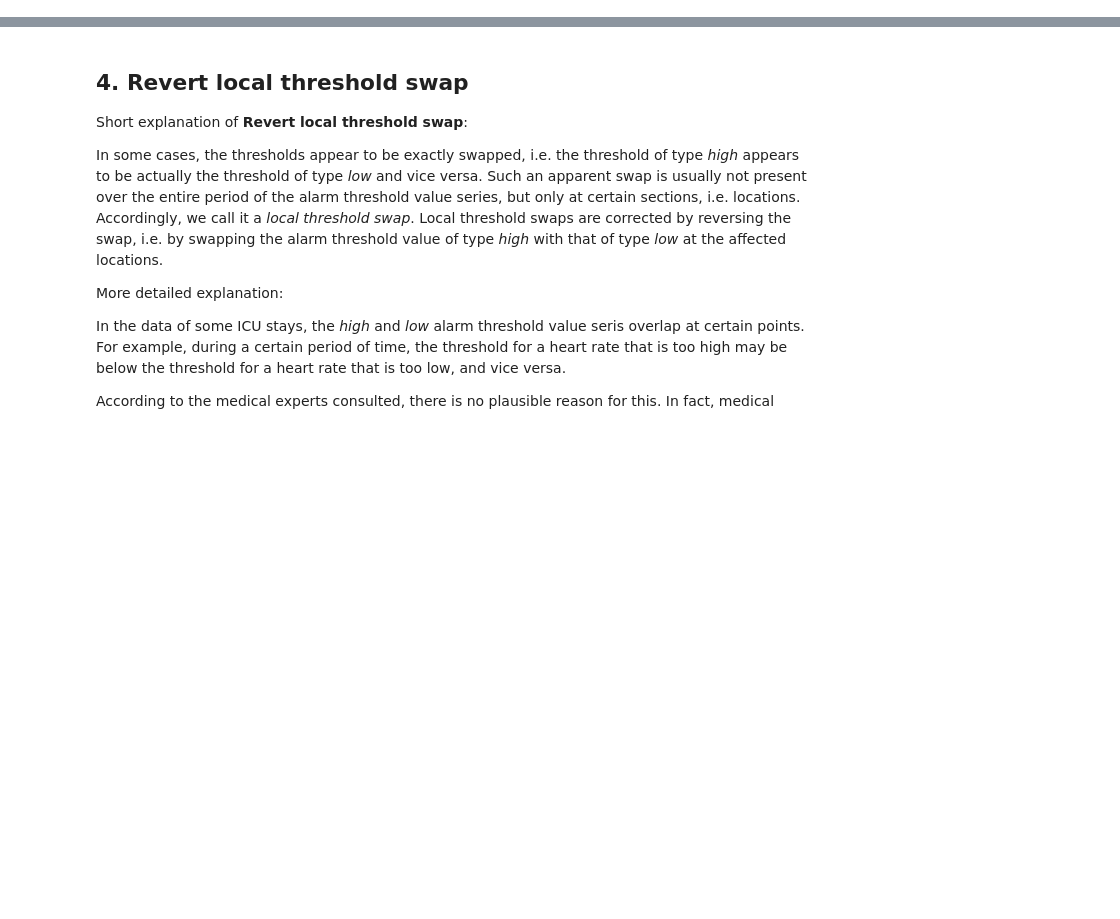
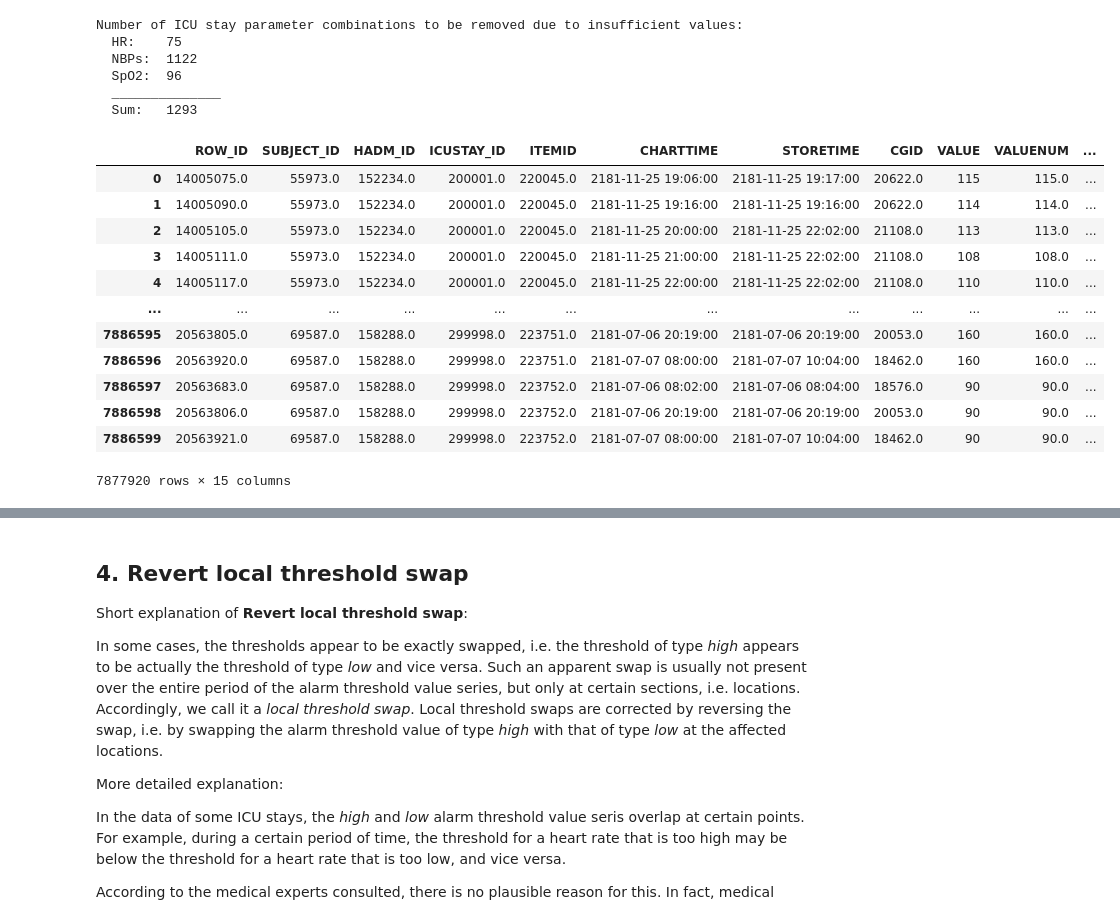
Before and after one commit to denise97/dhl2021, a Jupyter notebook: mimic_data_preprocessing/create_clean_chartevents.ipynb, the cells around one changed output, grey strips where cells are left out. Saved outputs shown, nothing was run; the diff lists cells and outputs as text; code cells hidden in the pictures; blank space fills up the shorter version.

Commit message:
prettify chartsevents cleaning script

```diff
--- a/mimic_data_preprocessing/create_clean_chartevents.ipynb
+++ b/mimic_data_preprocessing/create_clean_chartevents.ipynb
@@ -331,0 +171,23 @@ chartevents_cleaning_03_values_in_valid_range.to_parquet('../data/chartevents_cl
+# %%
+# Identify ICU stays that have measurements but at least one missing threshold series
+icustayids_with_missing_threshold_hr = pd.Series(dtype='float64')
+icustayids_with_missing_threshold_bp = pd.Series(dtype='float64')
+icustayids_with_missing_threshold_o2 = pd.Series(dtype='float64')
+
+for i, icustay in itemids_per_icustay.iterrows():
+    if ([220045] in icustay.ITEMID) and (([220046] not in icustay.ITEMID) or ([220047] not in icustay.ITEMID)):
+        icustayids_with_missing_threshold_hr = icustayids_with_missing_threshold_hr.append(pd.Series(icustay.ICUSTAY_ID)).reset_index(drop=True)
+
+    if ([220179] in icustay.ITEMID) and (([223751] not in icustay.ITEMID) or ([223752] not in icustay.ITEMID)):
+        icustayids_with_missing_threshold_bp = icustayids_with_missing_threshold_bp.append(pd.Series(icustay.ICUSTAY_ID)).reset_index(drop=True)
+
+    if ([220277] in icustay.ITEMID) and (([223769] not in icustay.ITEMID) or ([223770] not in icustay.ITEMID)):
+        icustayids_with_missing_threshold_o2 = icustayids_with_missing_threshold_o2.append(pd.Series(icustay.ICUSTAY_ID)).reset_index(drop=True)
+
+# Print some statistics
+print("Number of ICU stays with at least one missing threshold series:")
+print("  HR:   ",len(icustayids_with_missing_threshold_hr))
+print("  NBPs: ",len(icustayids_with_missing_threshold_bp))
+print("  SpO2: ",len(icustayids_with_missing_threshold_o2))
+print("  ______________")
+print("  Sum:  ",len(icustayids_with_missing_threshold_hr) + len(icustayids_with_missing_threshold_bp) + len(icustayids_with_missing_threshold_o2))
@@ -331,0 +290,40 @@ chartevents_cleaning_03_values_in_valid_range.to_parquet('../data/chartevents_cl
+# %%
+# Merge filter data frames and drop duplicates
+# Duplicates occur when both filters apply, e.g. when an ICU stay has a single heart rate measurement and a missing threshold series.
+insufficient_values_filter = missing_values_filter.append(single_measurement_filter).drop_duplicates()
+
+# Print some statistics
+print("Number of ICU stay parameter combinations to be removed due to insufficient values:")
+print("  HR:   ",len(insufficient_values_filter[insufficient_values_filter.ITEMID == 220045]))
+print("  NBPs: ",len(insufficient_values_filter[insufficient_values_filter.ITEMID == 220179]))
+print("  SpO2: ",len(insufficient_values_filter[insufficient_values_filter.ITEMID == 220277]))
+print("  ______________")
+print("  Sum:  ",len(insufficient_values_filter)//3)
+# %% [output]
+Number of ICU stay parameter combinations to be removed due to insufficient values:
+  HR:    75
+  NBPs:  1122
+  SpO2:  96
+  ______________
+  Sum:   1293
+# %%
+# Filter the chartevents_subset based on insufficient_values_filter
+df = pd.merge(chartevents_subset, insufficient_values_filter, how='outer', left_on=['ICUSTAY_ID', 'ITEMID'], right_on=['ICUSTAY_ID', 'ITEMID'], indicator=True)
+# Keep only those chartevents_subset rows where the ICUSTAY_ID ITEMID combination is not present in insufficient_values_filter
+df = df[df._merge == 'left_only'].drop('_merge', 1)
+chartevents_cleaning_02_sufficient_values_only = df
+display(chartevents_cleaning_02_sufficient_values_only)
+# %% [output]
+|  | ROW_ID | SUBJECT_ID | HADM_ID | ICUSTAY_ID | ITEMID | CHARTTIME | STORETIME | CGID | VALUE | VALUENUM | ... |
+| 0 | 14005075.0 | 55973.0 | 152234.0 | 200001.0 | 220045.0 | 2181-11-25 19:06:00 | 2181-11-25 19:17:00 | 20622.0 | 115 | 115.0 | ... |
+| 1 | 14005090.0 | 55973.0 | 152234.0 | 200001.0 | 220045.0 | 2181-11-25 19:16:00 | 2181-11-25 19:16:00 | 20622.0 | 114 | 114.0 | ... |
+| 2 | 14005105.0 | 55973.0 | 152234.0 | 200001.0 | 220045.0 | 2181-11-25 20:00:00 | 2181-11-25 22:02:00 | 21108.0 | 113 | 113.0 | ... |
+| 3 | 14005111.0 | 55973.0 | 152234.0 | 200001.0 | 220045.0 | 2181-11-25 21:00:00 | 2181-11-25 22:02:00 | 21108.0 | 108 | 108.0 | ... |
+| 4 | 14005117.0 | 55973.0 | 152234.0 | 200001.0 | 220045.0 | 2181-11-25 22:00:00 | 2181-11-25 22:02:00 | 21108.0 | 110 | 110.0 | ... |
+| ... | ... | ... | ... | ... | ... | ... | ... | ... | ... | ... | ... |
+| 7886595 | 20563805.0 | 69587.0 | 158288.0 | 299998.0 | 223751.0 | 2181-07-06 20:19:00 | 2181-07-06 20:19:00 | 20053.0 | 160 | 160.0 | ... |
+| 7886596 | 20563920.0 | 69587.0 | 158288.0 | 299998.0 | 223751.0 | 2181-07-07 08:00:00 | 2181-07-07 10:04:00 | 18462.0 | 160 | 160.0 | ... |
+| 7886597 | 20563683.0 | 69587.0 | 158288.0 | 299998.0 | 223752.0 | 2181-07-06 08:02:00 | 2181-07-06 08:04:00 | 18576.0 | 90 | 90.0 | ... |
+| 7886598 | 20563806.0 | 69587.0 | 158288.0 | 299998.0 | 223752.0 | 2181-07-06 20:19:00 | 2181-07-06 20:19:00 | 20053.0 | 90 | 90.0 | ... |
+| 7886599 | 20563921.0 | 69587.0 | 158288.0 | 299998.0 | 223752.0 | 2181-07-07 08:00:00 | 2181-07-07 10:04:00 | 18462.0 | 90 | 90.0 | ... |
+7877920 rows × 15 columns
```
Also changed, not shown: parts of 80 cells of this notebook.
